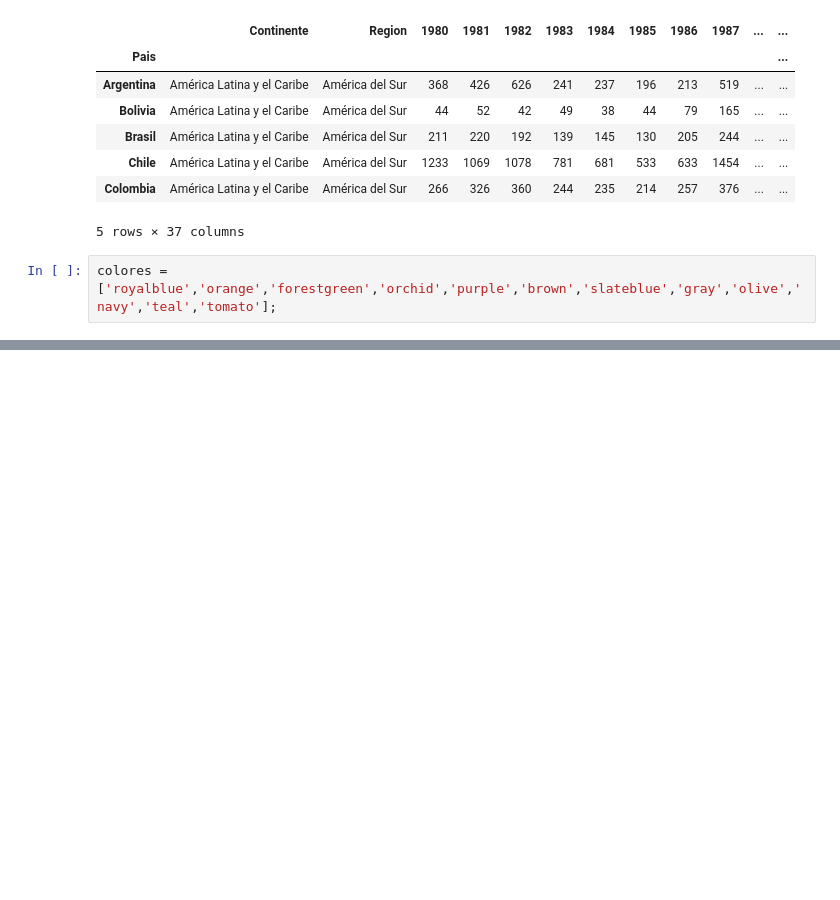
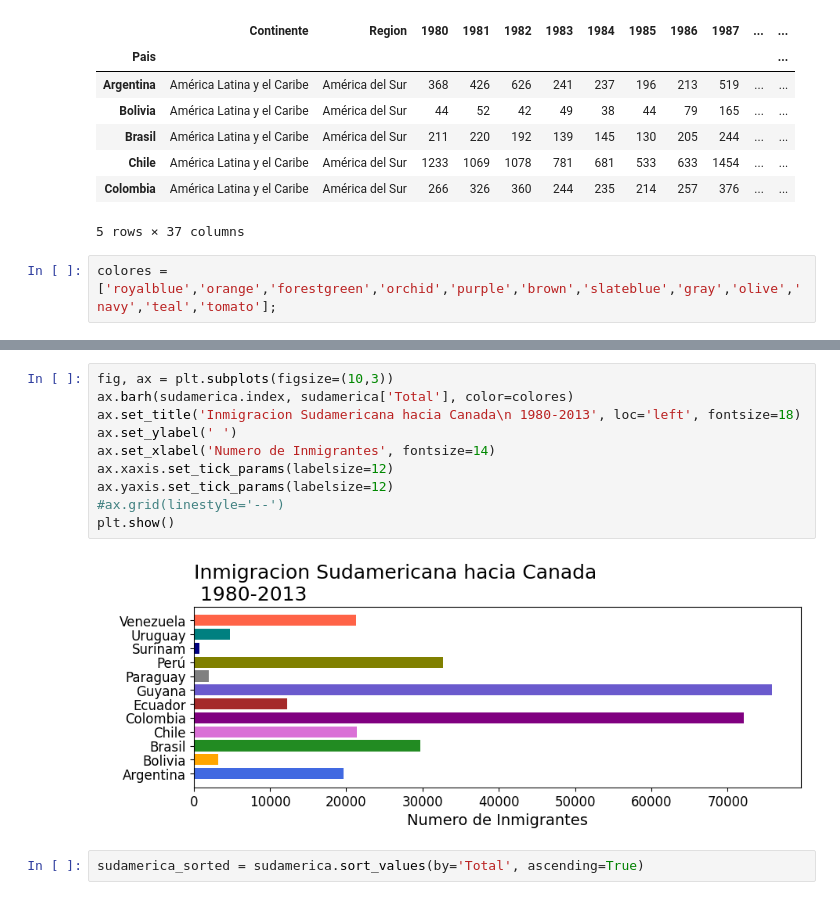
Before and after one commit to duquerson/visualizacion_python, a Jupyter notebook: vizualizacion_python.ipynb, the cells around one changed output, grey strips where cells are left out. Cells and saved outputs as stored; diff of their text form; blank space fills up the shorter version.

```diff
--- a/vizualizacion_python.ipynb
+++ b/vizualizacion_python.ipynb
@@ -276,0 +289,14 @@ colores = ['royalblue','orange','forestgreen','orchid','purple','brown','slatebl
+# %%
+fig, ax = plt.subplots(figsize=(10,3))
+ax.barh(sudamerica.index, sudamerica['Total'], color=colores)
+ax.set_title('Inmigracion Sudamericana hacia Canada\n 1980-2013', loc='left', fontsize=18)
+ax.set_ylabel(' ')
+ax.set_xlabel('Numero de Inmigrantes', fontsize=14)
+ax.xaxis.set_tick_params(labelsize=12)
+ax.yaxis.set_tick_params(labelsize=12)
+#ax.grid(linestyle='--')
+plt.show()
+# %% [output]
+[figure, added]
+# %%
+sudamerica_sorted = sudamerica.sort_values(by='Total', ascending=True)
```
Also changed, not shown: parts of 3 cells of this notebook.
